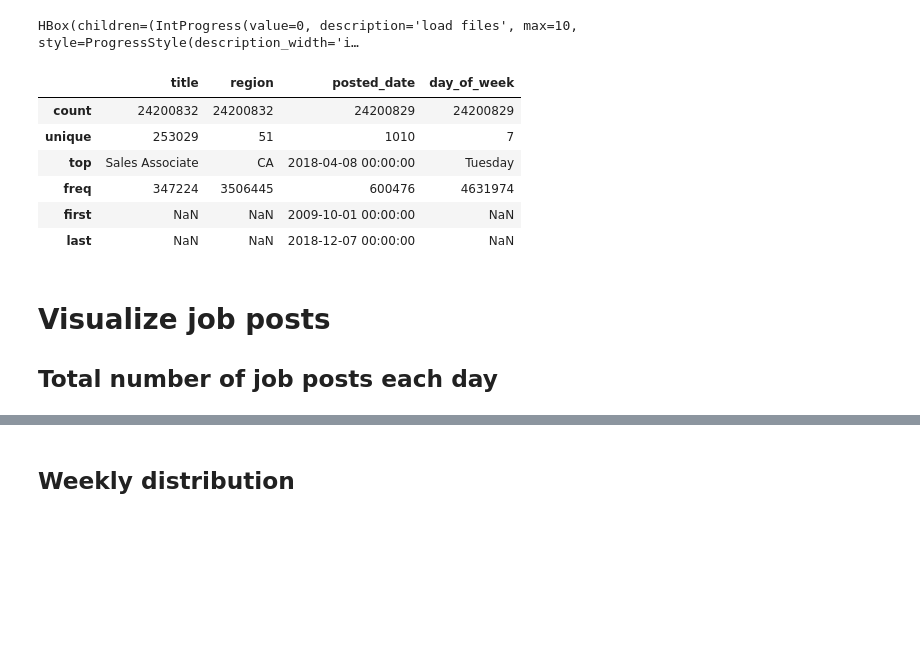
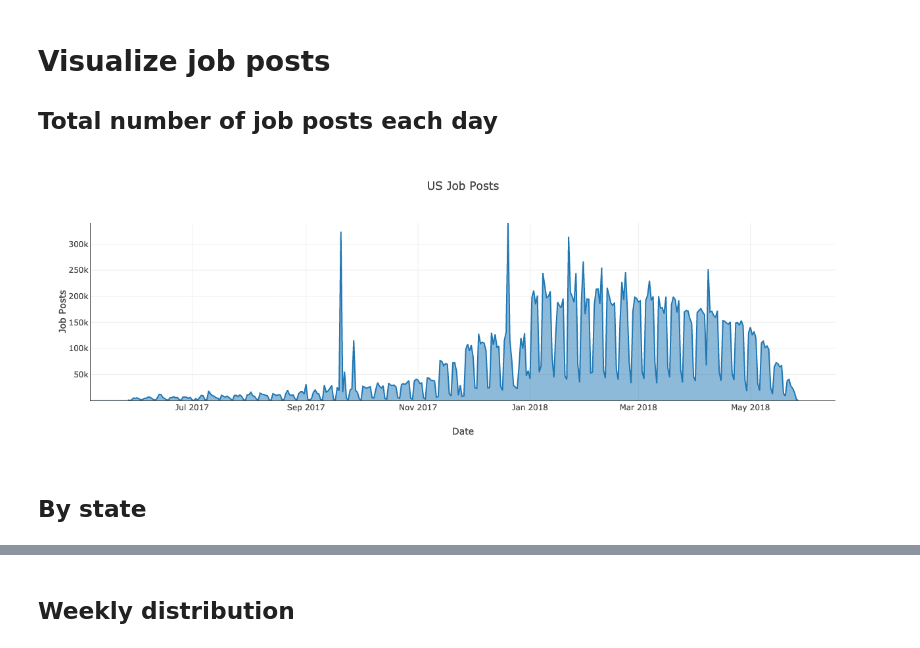
Before and after one commit to gkchen/Capstone_Project, a Jupyter notebook: explore_jobs.ipynb, the cells around one changed output, grey strips where cells are left out. Saved outputs shown, nothing was run; the diff lists cells and outputs as text; code cells hidden in the pictures; blank space fills up the shorter version.

Commit message:
added plots

```diff
--- a/explore_jobs.ipynb
+++ b/explore_jobs.ipynb
@@ -11,24 +13,3 @@ columns = ['title', 'brand', 'category', 'locality', 'region', 'date_added', 'po
-# %%
-# files = [file for file in os.listdir('raw_cache') if file.endswith('feather')]
-files = ['raw_cache/data_{}.feather'.format(i) for i in range(10)]
-dfs = []
-for file in tqdm(files, desc='load files'):
-    temp = pd.read_feather(file, columns=['title', 'region', 'posted_date'])
-    dfs.append(temp.dropna(subset=['posted_date']))
-    df = pd.concat(dfs)
-df.reset_index(drop=True, inplace=True)
-df['posted_date'] = pd.to_datetime(df['posted_date'], yearfirst=True, errors='coerce')
-df['day_of_week'] = df['posted_date'].dt.day_name()
-df.describe()
-# %% [output]
-HBox(children=(IntProgress(value=0, description='load files', max=10, style=ProgressStyle(description_width='i…
-|  | title | region | posted_date | day_of_week |
-| count | 24200832 | 24200832 | 24200829 | 24200829 |
-| unique | 253029 | 51 | 1010 | 7 |
-| top | Sales Associate | CA | 2018-04-08 00:00:00 | Tuesday |
-| freq | 347224 | 3506445 | 600476 | 4631974 |
-| first | NaN | NaN | 2009-10-01 00:00:00 | NaN |
-| last | NaN | NaN | 2018-12-07 00:00:00 | NaN |
 # %% [markdown]
 # Visualize job posts
 
@@ -51,0 +17,23 @@ show(f)
+# %%
+per_day = pd.read_feather('grouped/posts_per_day.feather')
+
+start = pd.datetime(2017, 5, 27)
+end = pd.datetime(2018, 5, 27)
+per_day = per_day[per_day['posted_date'].isin(pd.date_range(start, end))]
+# %%
+trace = go.Scatter(x=per_day['posted_date'], y=per_day['posts'], fill='tozerox')
+
+layout = go.Layout(title='US Job Posts',
+                   xaxis=dict(autorange=True, showgrid=True, zeroline=False, showline=True, showticklabels=True, title='Date'),
+                   yaxis=dict(autorange=True, showgrid=True, zeroline=True, showline=True, showticklabels=True, title='Job Posts'))
+
+data = [trace]
+
+fig = go.Figure(data=data, layout=layout)
+
+py.plot(fig, filename='plots/total_posts_over_time.html', auto_open=False)
+py.iplot(fig)
+# %% [output]
+[figure, added]
+# %% [markdown]
+## By state
```
Also changed, not shown: parts of 12 cells of this notebook, 9 other files.
